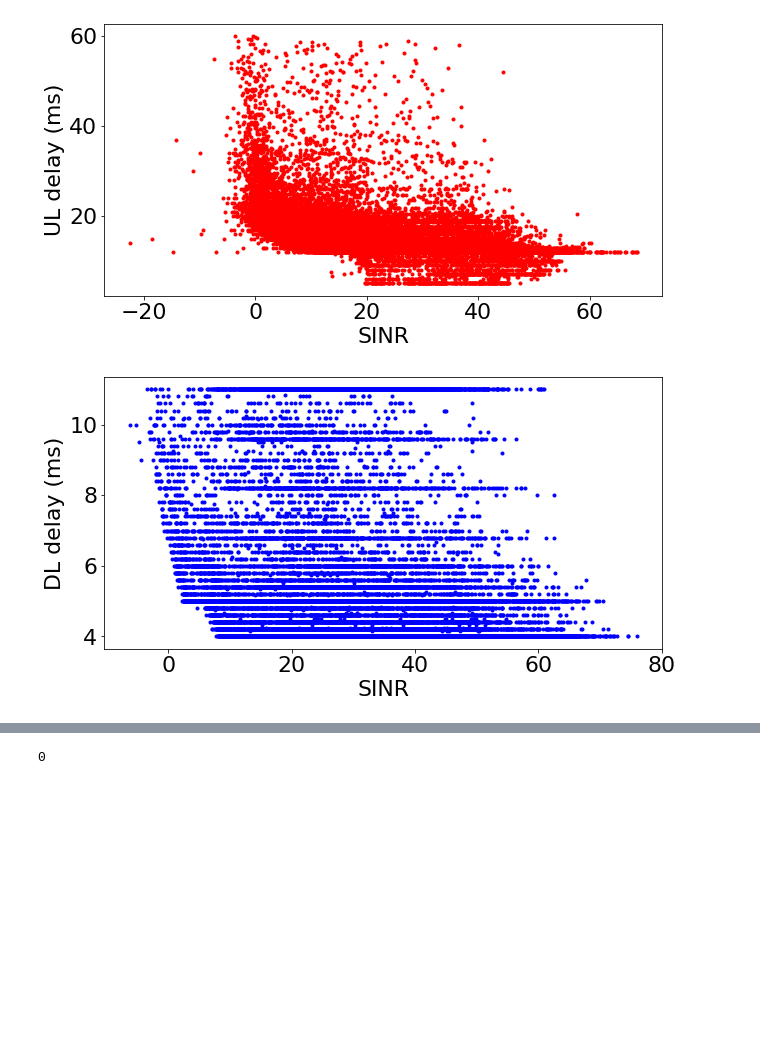
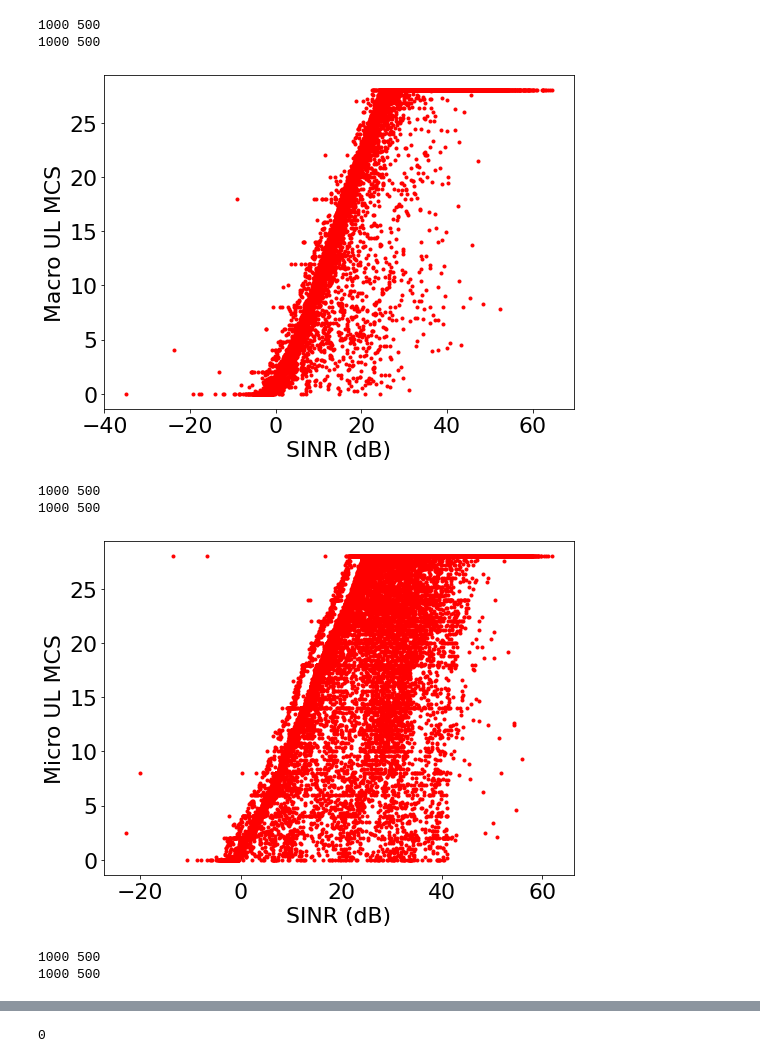
Before and after one commit to akhila-s-rao/mobile-network-datasets-ns3, a Jupyter notebook: data-processing-scripts/parse_visualize_data.ipynb, the cells around one changed output, grey strips where cells are left out. Cells and saved outputs as stored; diff of their text form; code cells hidden in the pictures; blank space fills up the shorter version.

```diff
--- a/data-processing-scripts/parse_visualize_data.ipynb
+++ b/data-processing-scripts/parse_visualize_data.ipynb
@@ -24,6 +22,13 @@ from tqdm import tqdm
 from functions_dicts_to_parse_data import *
 # Increase plot font size from default for all plots instead of setting it in each plot
 plt.rcParams.update({'font.size': 22})
+# %%
+def imsi_slice_data(imsis, data):
+    print(sim_time, time_wind_val)
+    imsi_slice = np.empty(0)
+    for imsi in imsis:
+        imsi_slice = np.append(imsi_slice, data[int((imsi-1)*(sim_time*1000/time_wind_val)) : int(imsi*(sim_time*1000/time_wind_val)-1)  ])
+    return imsi_slice
 # %%
 # redirect all print statements to file instead of console
 
@@ -73,11 +69,9 @@ print('Plots saved in folder: \n'+plot_dir+'\n')
 if not os.path.exists(plot_dir):
     os.makedirs(plot_dir)
 
-info_file = open(data_dir+'run1/simulation_info.txt')
-for i in range(95):
-    print(info_file.readline())
-
-sim_start_time = pd.to_datetime(0, unit='s', origin='unix')
-sim_end_time = pd.to_datetime(sim_time, unit='s', origin='unix')
+# Same simulation info is in every run and hence we are showing an arbitrary run
+#info_file = open(data_dir+'run3/simulation_info.txt')
+#for i in range(95):
+#    print(info_file.readline())
 # %% [output]
 Raw data folder:
@@ -1127,23 +1233,54 @@ if histogram_plots:
 # %%
 #=======================================
 # Plot metrics vs SINR
 #=======================================
 
-if ('delay_trace.txt' in files):
-    plot_metric_vs_sinr(10*np.log10(w_ul_sinr), w_ul_delays, 'red', 'UL delay (ms)', 'ul_sinr_vs_delay.png', plot_dir)
-    plot_metric_vs_sinr(10*np.log10(w_dl_sinr), w_dl_delays, 'blue', 'DL delay (ms)', 'dl_sinr_vs_delay.png', plot_dir)
-    plot_metric_vs_sinr(10*np.log10(w_ul_sinr), ul_pkt_rx, 'red', 'UL pkt rx rate', 'ul_sinr_vs_ul_pkt_rx.png', plot_dir)
-    plot_metric_vs_sinr(10*np.log10(w_dl_sinr), dl_pkt_rx, 'blue', 'DL pkt rx rate', 'dl_sinr_vs_dl_pkt_rx.png', plot_dir)
-if ('UlMacStats.txt' in files) and ('DlMacStats.txt' in files):
-    plot_metric_vs_sinr(10*np.log10(w_ul_sinr), w_ul_mcs, 'red', 'UL MCS', 'ul_sinr_vs_mcs.png', plot_dir)
-    plot_metric_vs_sinr(10*np.log10(w_dl_sinr), w_dl_mcs, 'blue', 'DL MCS', 'dl_sinr_vs_mcs.png', plot_dir)
 
-    fig = plt.figure(figsize=(10,10))
-    plt.plot(10*np.log10(w_dl_sinr), 10*np.log10(w_ul_sinr), '.', color='k')
-    plt.xlabel('DL SINR'); plt.ylabel('UL SINR');
-    fname=plot_dir+'ul_vs_dl_sinr.png'
-    plt.savefig(fname)
-    plt.show()
+if separate_macro_micro:
+    if ('UlMacStats.txt' in files) and ('DlMacStats.txt' in files):
+        plot_metric_vs_sinr(imsi_slice_data(macro_imsis, 10*np.log10(w_ul_sinr)), imsi_slice_data(macro_imsis, w_ul_mcs), 'red', 'Macro UL MCS', 'ul_sinr_vs_mcs.pdf', plot_dir)
+        plot_metric_vs_sinr(imsi_slice_data(micro_imsis, 10*np.log10(w_ul_sinr)), imsi_slice_data(micro_imsis, w_ul_mcs), 'red', 'Micro UL MCS', 'ul_sinr_vs_mcs.pdf', plot_dir)
+
+        plot_metric_vs_sinr(imsi_slice_data(macro_imsis, 10*np.log10(w_dl_sinr)), imsi_slice_data(macro_imsis, w_dl_mcs), 'blue', 'Macro DL MCS', 'dl_sinr_vs_mcs.pdf', plot_dir)
+        plot_metric_vs_sinr(imsi_slice_data(micro_imsis, 10*np.log10(w_dl_sinr)), imsi_slice_data(micro_imsis, w_dl_mcs), 'blue', 'Micro DL MCS', 'dl_sinr_vs_mcs.pdf', plot_dir)
+
+    if ('delay_trace.txt' in files):
+        plot_metric_vs_sinr(imsi_slice_data(macro_imsis, 10*np.log10(w_ul_sinr)), imsi_slice_data(macro_imsis, w_ul_delays), 'red', 'Macro UL delay (ms)', 'ul_sinr_vs_delay.pdf', plot_dir)
+        plot_metric_vs_sinr(imsi_slice_data(micro_imsis, 10*np.log10(w_ul_sinr)), imsi_slice_data(micro_imsis, w_ul_delays), 'red', 'Micro UL delay (ms)', 'ul_sinr_vs_delay.pdf', plot_dir)
+
+        plot_metric_vs_sinr(imsi_slice_data(macro_imsis, 10*np.log10(w_dl_sinr)), imsi_slice_data(macro_imsis, w_dl_delays), 'blue', 'Macro DL delay (ms)', 'dl_sinr_vs_delay.pdf', plot_dir)
+        plot_metric_vs_sinr(imsi_slice_data(micro_imsis, 10*np.log10(w_dl_sinr)), imsi_slice_data(micro_imsis, w_dl_delays), 'blue', 'Micro DL delay (ms)', 'dl_sinr_vs_delay.pdf', plot_dir)
+
+        plot_metric_vs_sinr(imsi_slice_data(macro_imsis, 10*np.log10(w_ul_sinr)), imsi_slice_data(macro_imsis, w_ul_pkt_rx), 'red', 'Macro UL rx rate', 'ul_sinr_vs_ul_pkt_rx.pdf', plot_dir)
+        plot_metric_vs_sinr(imsi_slice_data(micro_imsis, 10*np.log10(w_ul_sinr)), imsi_slice_data(micro_imsis, w_ul_pkt_rx), 'red', 'Micro UL rx rate', 'ul_sinr_vs_ul_pkt_rx.pdf', plot_dir)
+
+        plot_metric_vs_sinr(imsi_slice_data(macro_imsis, 10*np.log10(w_dl_sinr)), imsi_slice_data(macro_imsis, w_dl_pkt_rx), 'blue', 'Macro DL rx rate', 'dl_sinr_vs_dl_pkt_rx.pdf', plot_dir)
+        plot_metric_vs_sinr(imsi_slice_data(micro_imsis, 10*np.log10(w_dl_sinr)), imsi_slice_data(micro_imsis, w_dl_pkt_rx), 'blue', 'Micro DL rx rate', 'dl_sinr_vs_dl_pkt_rx.pdf', plot_dir)
+else:
+    if ('UlMacStats.txt' in files) and ('DlMacStats.txt' in files):
+        plot_metric_vs_sinr(10*np.log10(w_ul_sinr), w_ul_mcs, 'red', 'Macro UL MCS', 'ul_sinr_vs_mcs.pdf', plot_dir)
+        plot_metric_vs_sinr(10*np.log10(w_dl_sinr), w_dl_mcs, 'blue', 'Macro DL MCS', 'dl_sinr_vs_mcs.pdf', plot_dir)
+
+    if ('delay_trace.txt' in files):
+        plot_metric_vs_sinr(10*np.log10(w_ul_sinr), w_ul_delays, 'red', 'UL delay (ms)', 'ul_sinr_vs_delay.pdf', plot_dir)
+        plot_metric_vs_sinr(10*np.log10(w_dl_sinr), w_dl_delays, 'blue', 'DL delay (ms)', 'dl_sinr_vs_delay.pdf', plot_dir)
+        plot_metric_vs_sinr(10*np.log10(w_ul_sinr), w_ul_pkt_rx, 'red', 'UL rx rate', 'ul_sinr_vs_ul_pkt_rx.pdf', plot_dir)
+        plot_metric_vs_sinr(10*np.log10(w_dl_sinr), w_dl_pkt_rx, 'blue', 'DL rx rate', 'dl_sinr_vs_dl_pkt_rx.pdf', plot_dir)
+
+
+
+    #fig = plt.figure(figsize=(10,10))
+    #plt.plot(10*np.log10(w_dl_sinr), 10*np.log10(w_ul_sinr), '.', color='k')
+    #plt.xlabel('DL SINR'); plt.ylabel('UL SINR');
+    #fname=plot_dir+'ul_vs_dl_sinr.pdf'
+    #plt.savefig(fname)
+    #plt.show()
 # %% [output]
+1000 500
+1000 500
-[figure, old version]
+[figure, new version]
+1000 500
+1000 500
-[figure, old version]
+[figure, new version]
+1000 500
+1000 500
```
Also changed, not shown: parts of 15 cells of this notebook, 15 other files.
